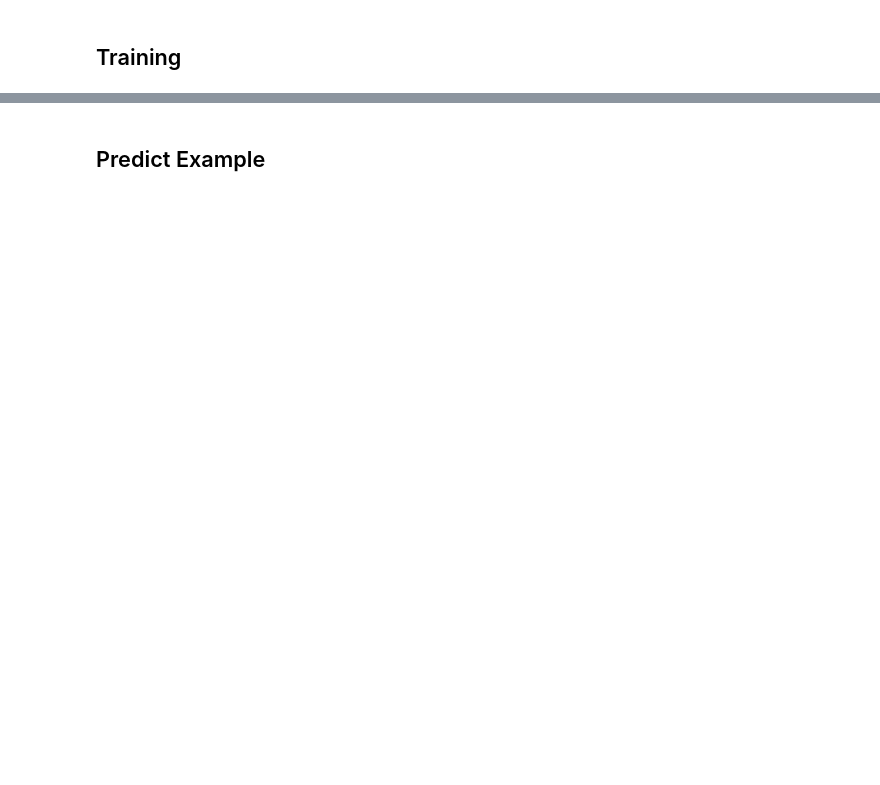
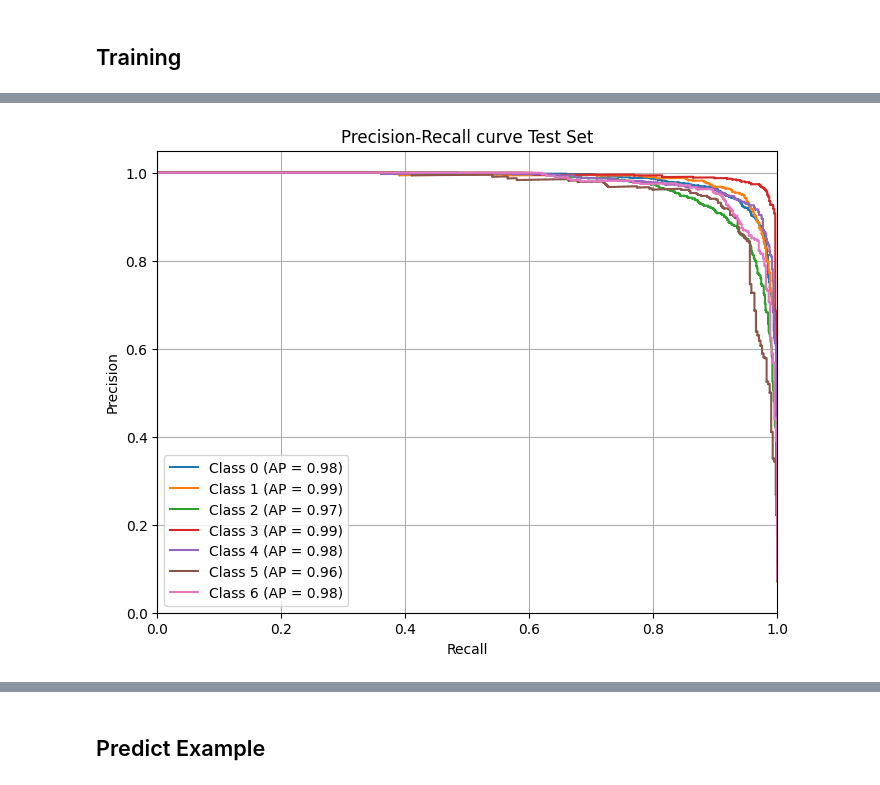
Before and after one commit to D0men1c0/ISSR_Darkweb, a Jupyter notebook: Analyze_files/CombiningAnalysisCompleteDataset/ThreadAnalysis/Modelling/simple_ML_models.ipynb, the cells around one changed output, grey strips where cells are left out. Saved outputs shown, nothing was run; the diff lists cells and outputs as text; code cells hidden in the pictures; blank space fills up the shorter version.

```diff
--- a/Analyze_files/CombiningAnalysisCompleteDataset/ThreadAnalysis/Modelling/simple_ML_models.ipynb
+++ b/Analyze_files/CombiningAnalysisCompleteDataset/ThreadAnalysis/Modelling/simple_ML_models.ipynb
@@ -73,0 +168,27 @@ bst = lgb.train(params, train_data, valid_sets=[train_data, test_data], num_boos
+# %%
+classes = np.unique(y)
+y_test_pred = bst.predict(X_test, num_iteration=bst.best_iteration)
+y_test_bin = label_binarize(y_test, classes=classes)
+
+precision = dict()
+recall = dict()
+average_precision = dict()
+
+for i in range(len(classes)):
+    precision[i], recall[i], _ = precision_recall_curve(y_test_bin[:, i], y_test_pred[:, i])
+    average_precision[i] = average_precision_score(y_test_bin[:, i], y_test_pred[:, i])
+
+plt.figure(figsize=(8, 6))
+for i in range(len(classes)):
+    plt.step(recall[i], precision[i], where='post', label=f'Class {classes[i]} (AP = {average_precision[i]:.2f})')
+
+plt.xlabel('Recall')
+plt.ylabel('Precision')
+plt.ylim([0.0, 1.05])
+plt.xlim([0.0, 1.0])
+plt.title('Precision-Recall curve Test Set')
+plt.legend(loc='best')
+plt.grid(True)
+plt.show()
+# %% [output]
+[figure, added]
```
Also changed, not shown: parts of 18 cells of this notebook, 2 other files.
